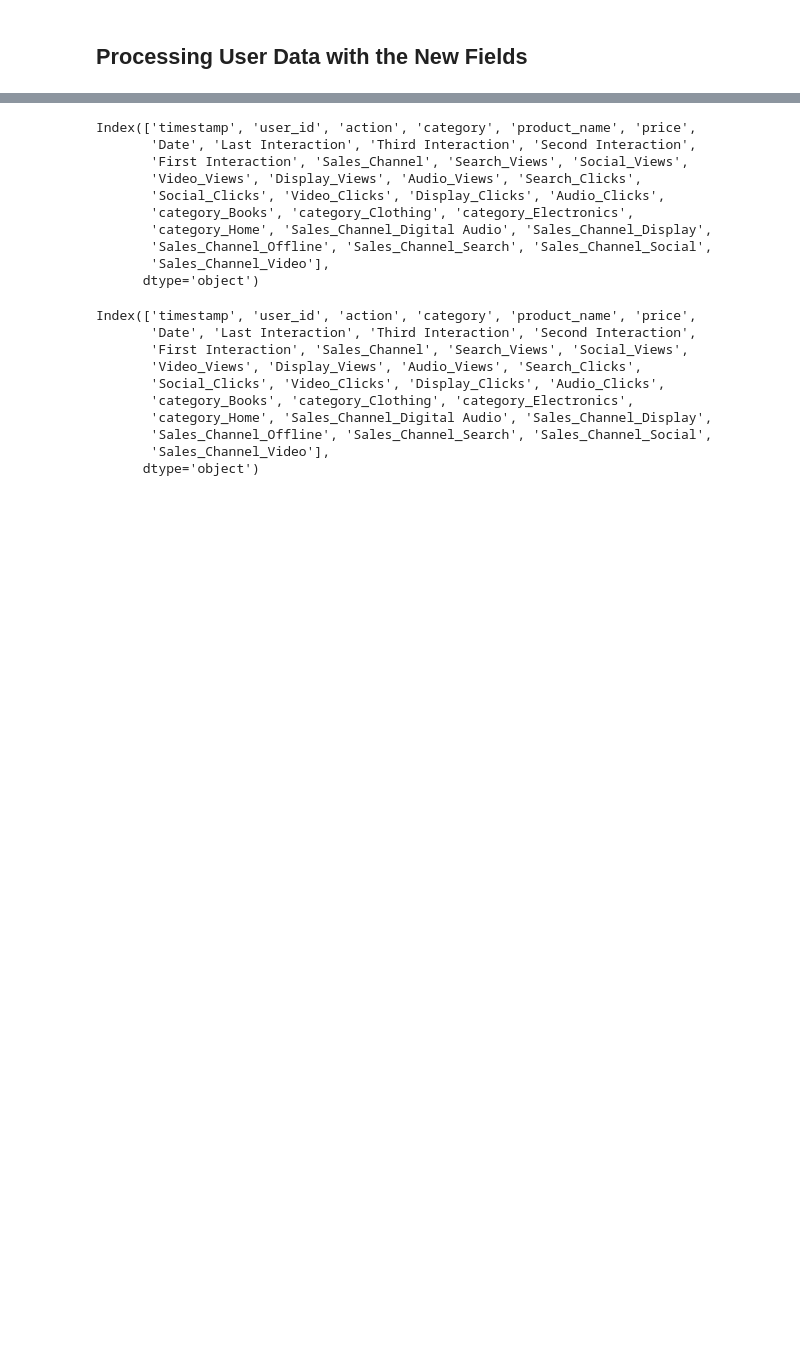
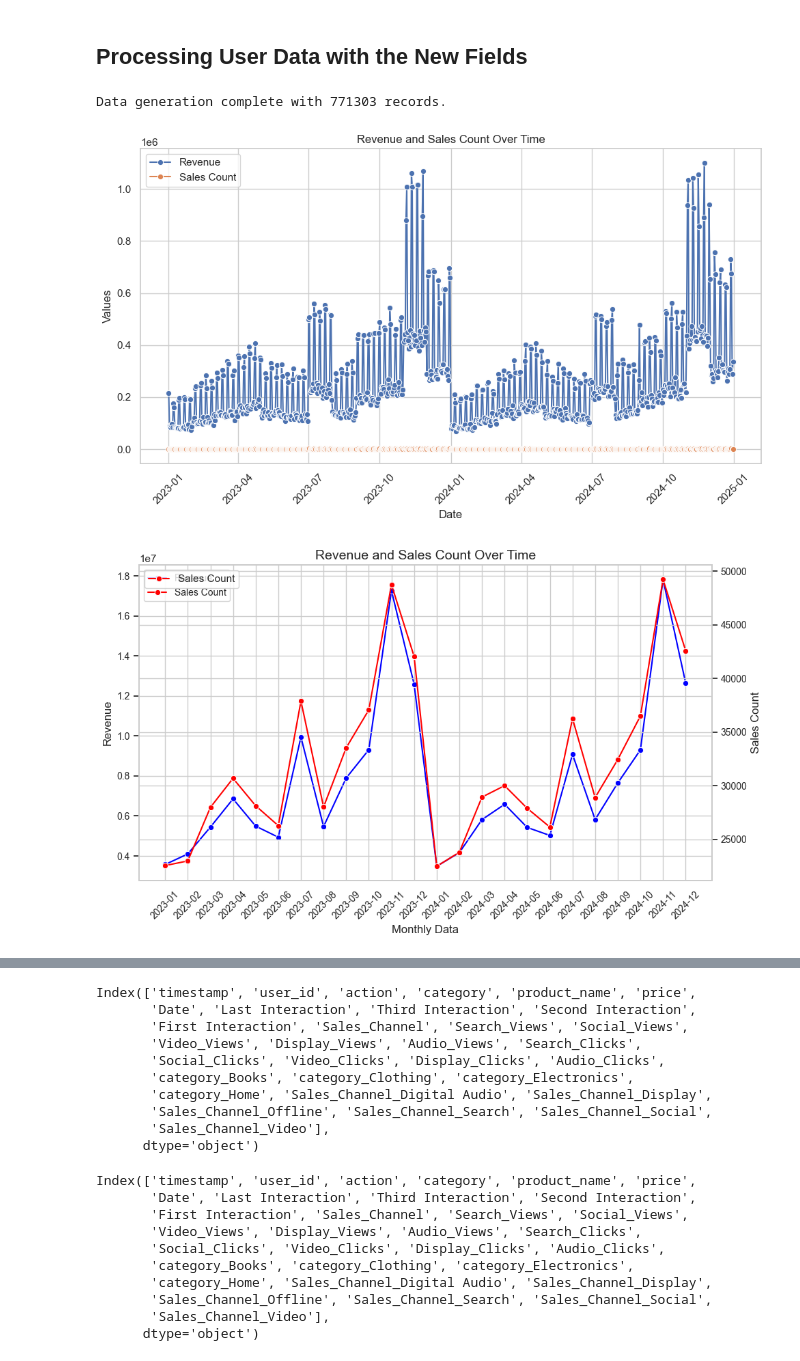
Before and after one commit to onur-okcu/Marketing-Mix-Modeling-Tool, a Jupyter notebook: Joined_MMM_Data.ipynb, the cells around one changed output, grey strips where cells are left out. Drawn from its saved outputs; the diff is of its cells as text; code cells hidden in the pictures; blank space fills up the shorter version.

```diff
--- a/Joined_MMM_Data.ipynb
+++ b/Joined_MMM_Data.ipynb
@@ -8,6 +8,14 @@ import numpy as np
 import matplotlib.pyplot as plt
 import seaborn as sns
 from datetime import datetime, date, time, timedelta
+# %%
+import import_ipynb
+import Alternative_Data_Generation
+userdata = User_Data_Generation.users
+# %% [output]
+Data generation complete with 771303 records.
+[figure, added]
+[figure, added]
 # %%
 # Read from CSV
 
```
Also changed, not shown: parts of 12 cells of this notebook, 2 other files.
